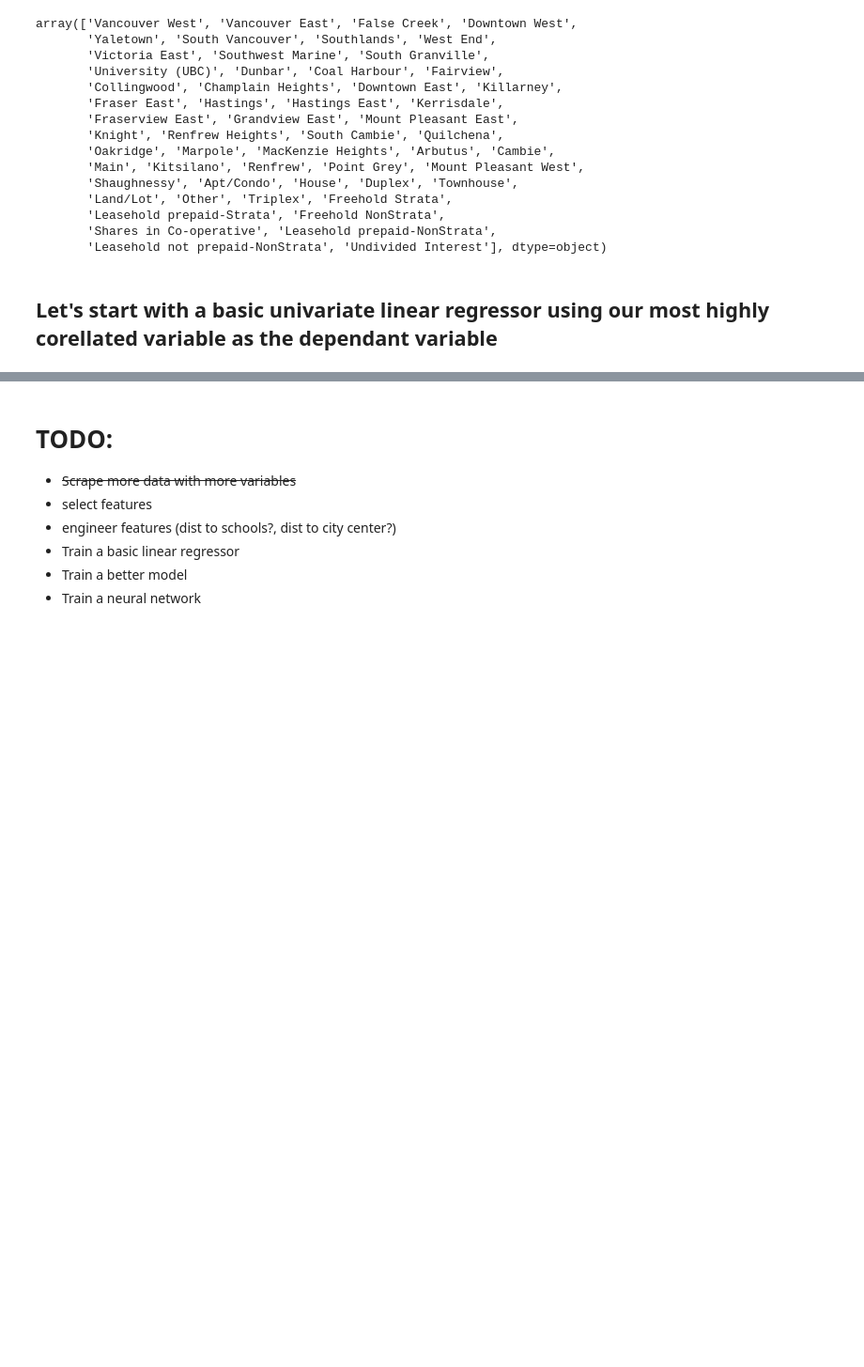
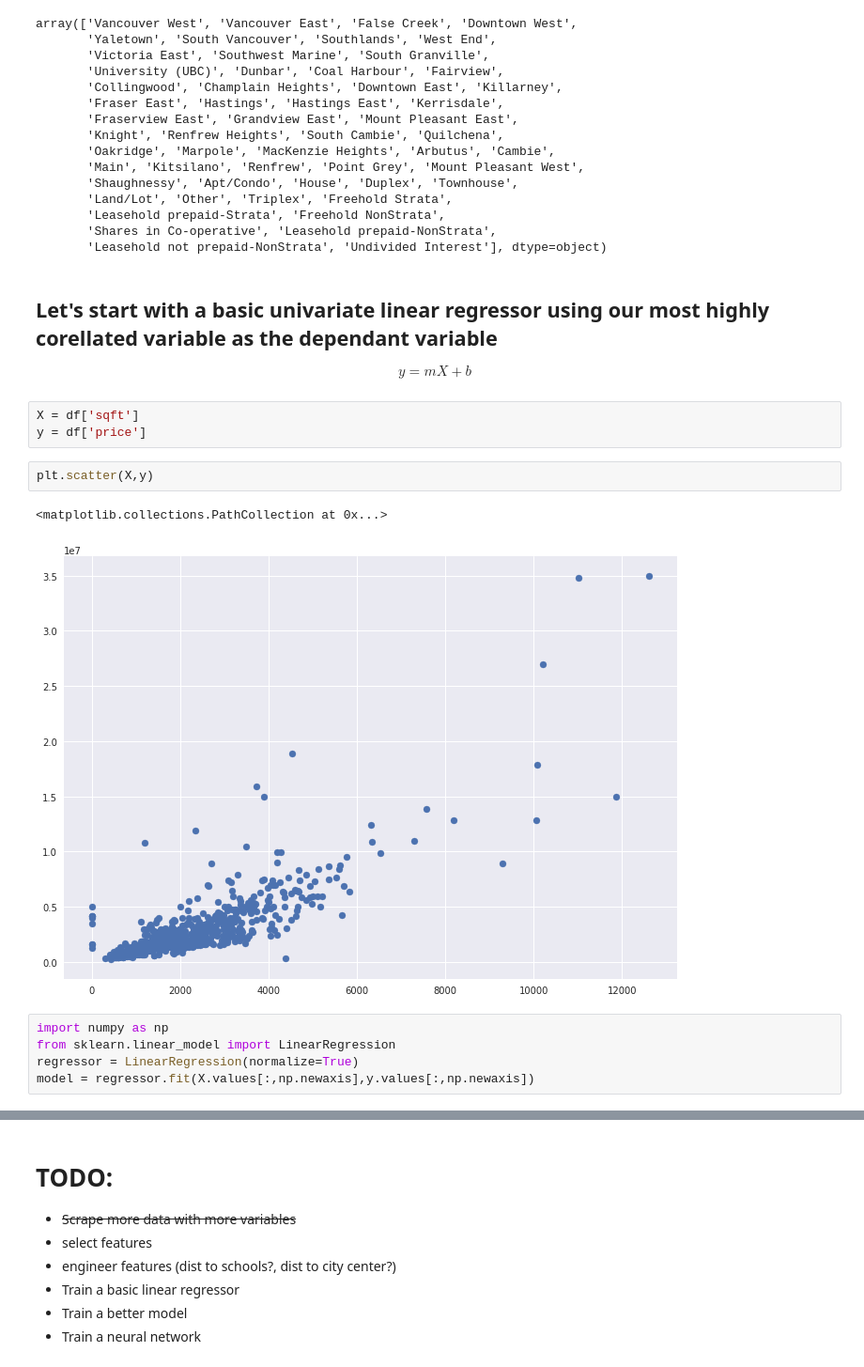
Before and after one commit to kylehounslow/vancouver_housing, a Jupyter notebook: notebooks/EDA3.ipynb, the cells around one changed output, grey strips where cells are left out. Shown at 94% size. Saved outputs shown, nothing was run; the diff lists cells and outputs as text; blank space fills up the shorter version.

```diff
--- a/notebooks/EDA3.ipynb
+++ b/notebooks/EDA3.ipynb
@@ -291,3 +291,20 @@ array(['Vancouver West', 'Vancouver East', 'False Creek', 'Downtown West',
        'Leasehold not prepaid-NonStrata', 'Undivided Interest'], dtype=object)
 # %% [markdown]
 ## Let's start with a basic univariate linear regressor using our most highly corellated variable as the dependant variable
+
+$$
+y = mX + b
+$$
+# %%
+X = df['sqft']
+y = df['price']
+# %%
+plt.scatter(X,y)
+# %% [output]
+<matplotlib.collections.PathCollection at 0x...>
+[figure, added]
+# %%
+import numpy as np
+from sklearn.linear_model import LinearRegression
+regressor = LinearRegression(normalize=True)
+model = regressor.fit(X.values[:,np.newaxis],y.values[:,np.newaxis])
```
Also changed, not shown: parts of 1 cell of this notebook.
